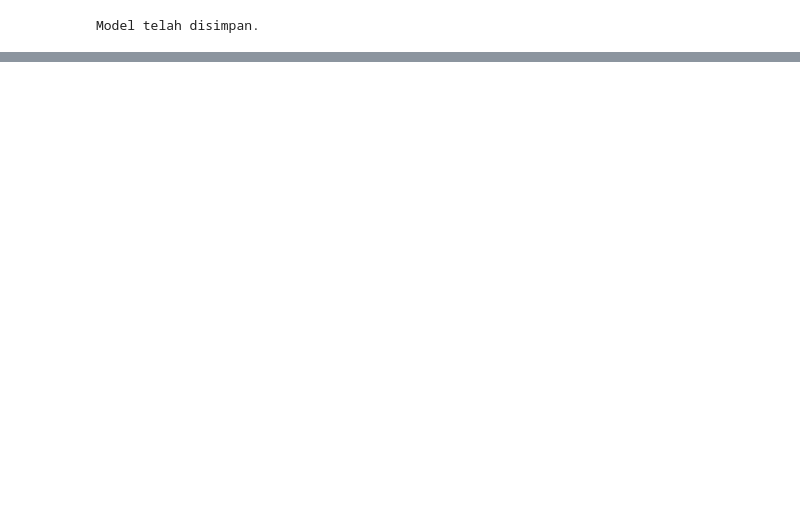
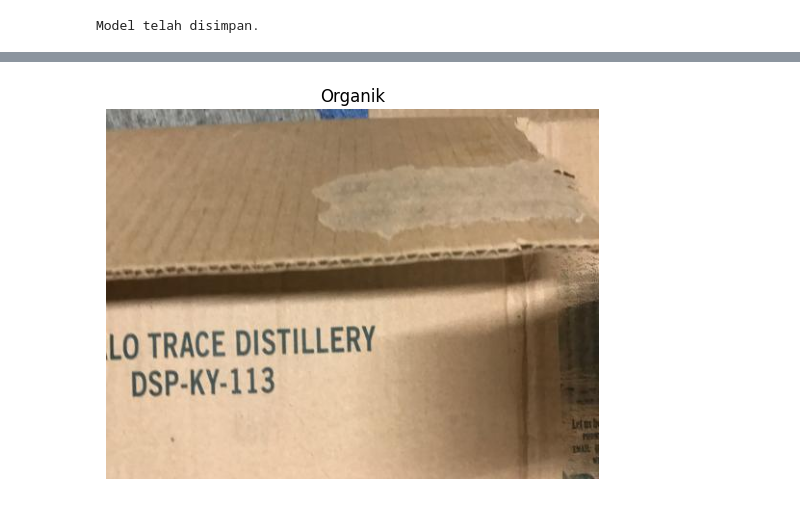
Before and after one commit to NaufalTsany/PCD_UAS_CNN, a Jupyter notebook: klasifikasi_sampah.ipynb, the cells around one changed output, grey strips where cells are left out. Cells and saved outputs as stored; diff of their text form; code cells hidden in the pictures; blank space fills up the shorter version.

```diff
--- a/klasifikasi_sampah.ipynb
+++ b/klasifikasi_sampah.ipynb
@@ -162,15 +166,3 @@ import numpy as np
 # %%
 # Memuat model yang telah dilatih sebelumnya
 model = load_model('CNNmodel.h5')
-# %%
-def classify_image(img_path):
-    img = image.load_img(img_path, target_size=(64, 64))
-    img = image.img_to_array(img)
-    img = np.expand_dims(img, axis=0)
-    img = img / 255.0  # Normalisasi piksel gambar
-
-    result = model.predict(img)
-    if result[0][0] < 0.5:
-        return "Anorganik"
-    else:
-        return "Organik"
@@ -179,4 +218,11 @@ def classify_image(img_path):
 file_path = input("Masukkan path foto: ")
 result = classify_image(file_path)
 print("Hasil klasifikasi: ", result)
+
+# Menampilkan foto yang diinput
+img_input = plt.imread(file_path)
+plt.imshow(img_input)
+plt.title(result)
+plt.axis('off')
+plt.show()
 # %% [output]
@@ -184,0 +231 @@ Hasil klasifikasi:  Anorganik
+[figure, added]
```
Also changed, not shown: parts of 13 cells of this notebook, 1 other file.
